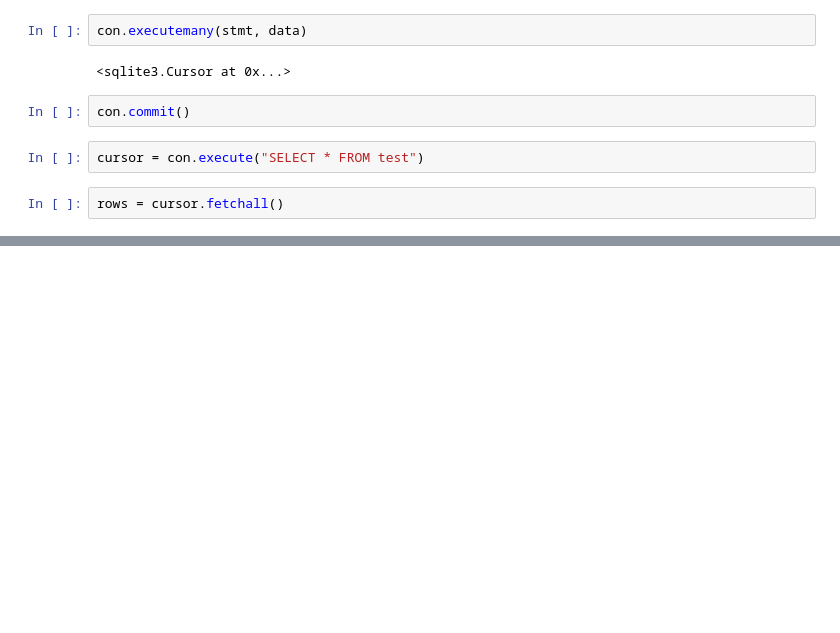
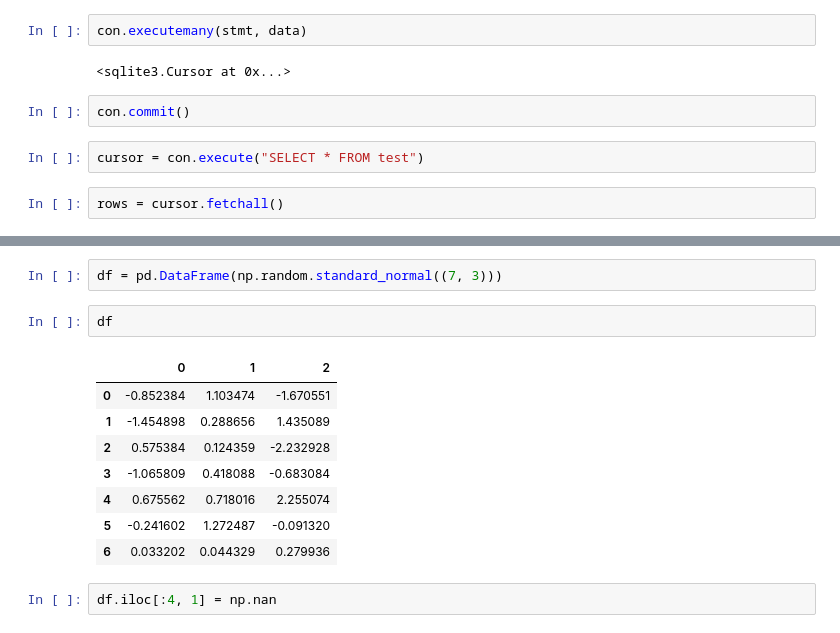
Before and after one commit to ulasyakut/DataAnalysisMcKinney-3rd, a Jupyter notebook: Chapter678/Starter.ipynb, the cells around one changed output, grey strips where cells are left out. Drawn from its saved outputs; the diff is of its cells as text; blank space fills up the shorter version.

```diff
--- a/Chapter678/Starter.ipynb
+++ b/Chapter678/Starter.ipynb
@@ -226,0 +271,15 @@ rows
+# %%
+df = pd.DataFrame(np.random.standard_normal((7, 3)))
+# %%
+df
+# %% [output]
+|  | 0 | 1 | 2 |
+| 0 | -0.852384 | 1.103474 | -1.670551 |
+| 1 | -1.454898 | 0.288656 | 1.435089 |
+| 2 | 0.575384 | 0.124359 | -2.232928 |
+| 3 | -1.065809 | 0.418088 | -0.683084 |
+| 4 | 0.675562 | 0.718016 | 2.255074 |
+| 5 | -0.241602 | 1.272487 | -0.091320 |
+| 6 | 0.033202 | 0.044329 | 0.279936 |
+# %%
+df.iloc[:4, 1] = np.nan
```
Also changed, not shown: parts of 28 cells of this notebook, 2 other files.
